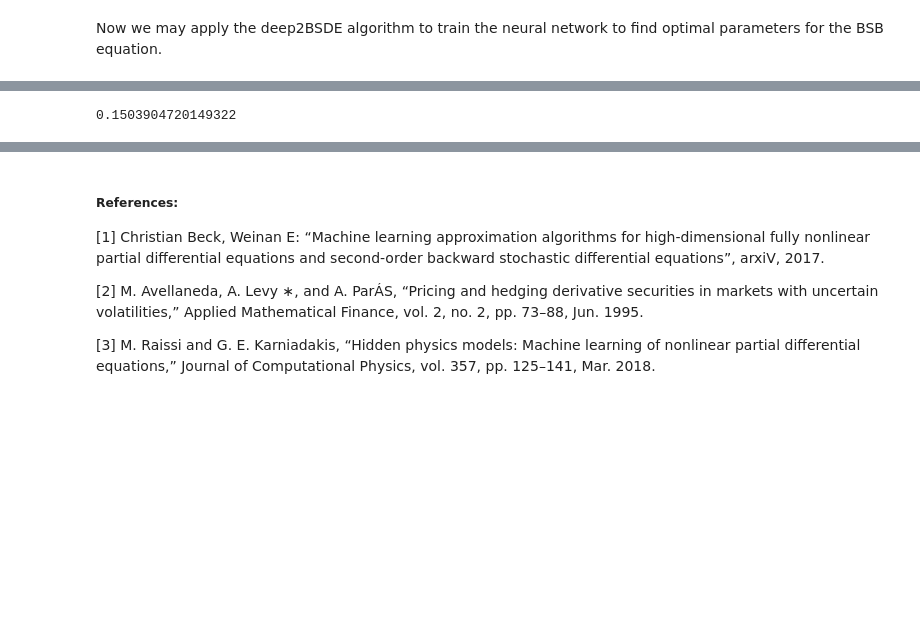
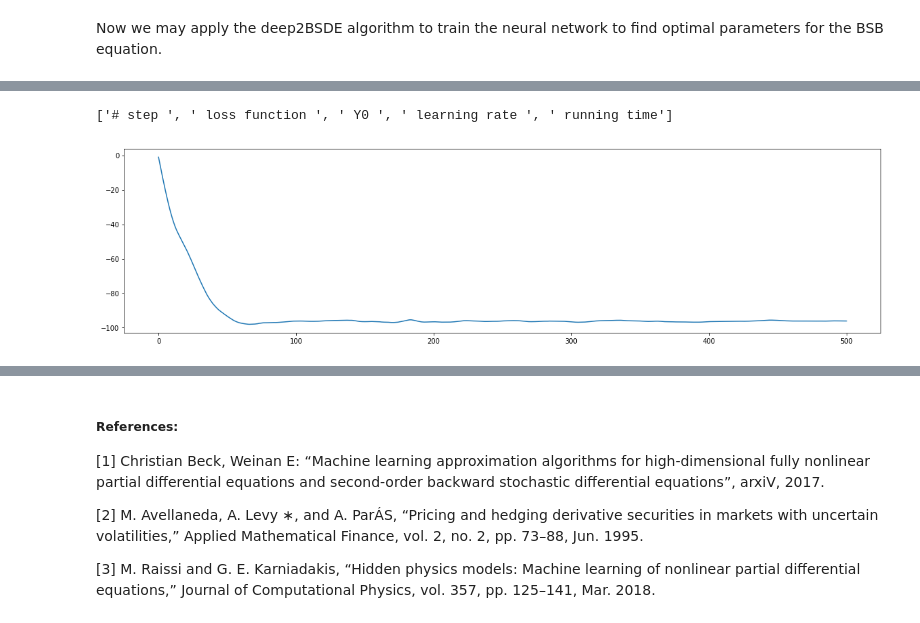
Before and after one commit to stangang/BSB_deep_learn, a Jupyter notebook: project.ipynb, the cells around one changed output, grey strips where cells are left out. Saved outputs shown, nothing was run; the diff lists cells and outputs as text; code cells hidden in the pictures; blank space fills up the shorter version.

```diff
--- a/project.ipynb
+++ b/project.ipynb
@@ -82,11 +85,13 @@ def futures_rollover_weights(start_date, expiry_dates, contracts, rollover_days=
 
 quandl.ApiConfig.api_key="UeuJWGqy_Gq-C6fwr-uT"
 lett = ['F','G','H','J','K','M','N','Q','U','V','X','Z']
-yrs = [str(i) for i in range(2009,2019)]
+yrs = [str(i) for i in range(2006,2019)]
 wti_near_s = "CME/CL%s%s" % (lett[0],yrs[0])
 wti_start = wti_near_s
 dim = 100
-bins = 100
+dim_extra = 30
+dim += dim_extra
+bins = 30
 wti_all = []
 wti_int = []
 iterator = 0
@@ -104,8 +109,8 @@ for i in range(len(yrs)):
             wti_far_s = "CME/CL%s%s" % (lett[(iterator+1)%12],yrs_cur)
             if ((iterator + 1)%10) == 0:
                 print('Iteration %d out of %d, %s - %s' % (iterator+1,dim,wti_near_s,wti_far_s))
-            dt_start = datetime.datetime(int(yrs_cur),mon, 1)
-            dt_end = datetime.datetime(int(yrs_cur),mon, 1)
+            dt_start = datetime.datetime(int(yrs_cur),(iterator%12)+1, 1)
+            dt_end = datetime.datetime(int(yrs_cur),((iterator+1)%12)+1, 1)
             wti_near = quandl.get(wti_near_s)
             wti_far = quandl.get(wti_far_s)
             # Make sure to adjust the contracts to reflect your current near/far contracts
@@ -141,7 +146,6 @@ for i in range(len(yrs)):
 
 # Output the merged series of contract settle prices
 wti_end = wti_near_s
-fn = 'fdata'
 wti_all = np.asarray(wti_all)
 wti_int_all = np.asarray(wti_int)
 # normalize to R^d from (0,1)
@@ -182,25 +186,24 @@ for i in range(dim):
             if tag != tag_prev:
                 wti_all_concat.append(wti_all_norm[i,j+1])
                 wti_all_concat_idx.append((j+1) * (i+1))
-        elif (wti_all_norm[i,j] < 0.75) and (wti_all_norm[i,j+1] >= 0.75): # + 0.75
-            tag = 'HIGH'
-            wti_all_norm_tfour[i].append(j+1)
-            if tag != tag_prev:
-                wti_all_concat.append(wti_all_norm[i,j+1])
-                wti_all_concat_idx.append((j+1) * (i+1))
-        elif (wti_all_norm[i,j] >= 0.75) and (wti_all_norm[i,j+1] < 0.75): # - 0.75
+        elif (wti_all_norm[i,j+1] == 1): # == 1
             tag = 'HIGH'
             wti_all_norm_tfour[i].append(j+1)
             if tag != tag_prev:
                 wti_all_concat.append(wti_all_norm[i,j+1])
                 wti_all_concat_idx.append((j+1) * (i+1))
         tag_prev = tag
-np.save(fn+'.npy',np.reshape(wti_all_norm,(bins,dim)))
-np.save(fn+'_int.npy',wti_int_all)
-np.save(fn+'_concat.npy',wti_all_concat)
-np.save(fn+'_concat_idx.npy',wti_all_concat_idx)
-np.save(fn+'xpass_min.npy', np.asarray(wti_all_norm_half))
-np.save(fn+'xpass_max.npy', np.asarray(wti_all_norm_tfour))
+dim_extra_new = len(wti_all_concat_idx)
+if dim_extra_new >= dim-dim_extra:
+    dim -= (dim_extra_new - dim+dim_extra) # assert dim is back to normal
+else:
+    dim -= dim_extra
+np.save(d_fold+fn+'.npy',np.reshape(wti_all_norm[:dim],(bins,dim)))
+np.save(d_fold+fn+'_int.npy',wti_int_all[:dim])
+np.save(d_fold+fn+'_concat.npy',wti_all_concat[:dim])
+np.save(d_fold+fn+'_concat_idx.npy',wti_all_concat_idx[:dim])
+np.save(d_fold+fn+'xpass_min.npy', np.asarray(wti_all_norm_half))
+np.save(d_fold+fn+'xpass_max.npy', np.asarray(wti_all_norm_tfour))
 print('Data export complete to %s! Data shape %s dimensions, %s bins. Start future: %s - End future: %s'
       % (fn, wti_all_norm.shape[0], wti_all_norm.shape[1], wti_start, wti_end))
 # %% [output]
@@ -344,7 +327,9 @@ manually disengaged
-# %%
-#err = np.loadtxt('BSB.csv',delimiter=',')
-u_thetas = np.load('u_thetas.npy')
-print(u_thetas[0])
-#plt.plot[err[0],err[1]]
-# %% [output]
-0.1503904720149322
+# %%
+err = pd.read_csv('BSB.csv',delimiter=',')
+exp_val = np.asarray((u_max-err[err_head[2]])/u_max)
+plt.plot(exp_val)
+plt.savefig('err.pdf')
+plt.show()
+# %% [output]
+['# step ', ' loss function ', ' Y0 ', ' learning rate ', ' running time']
+[figure, added]
```
Also changed, not shown: parts of 9 cells of this notebook, 10 other files.
